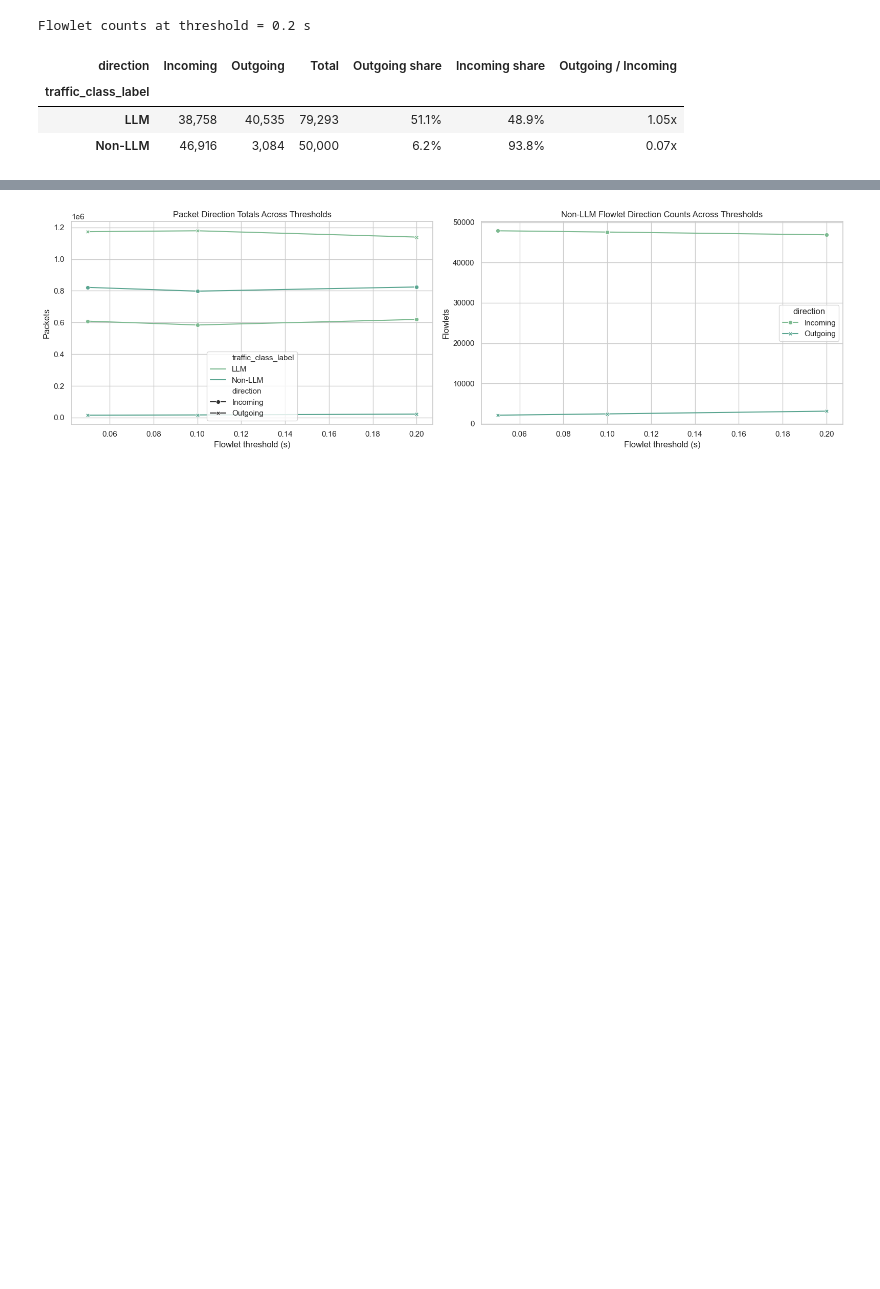
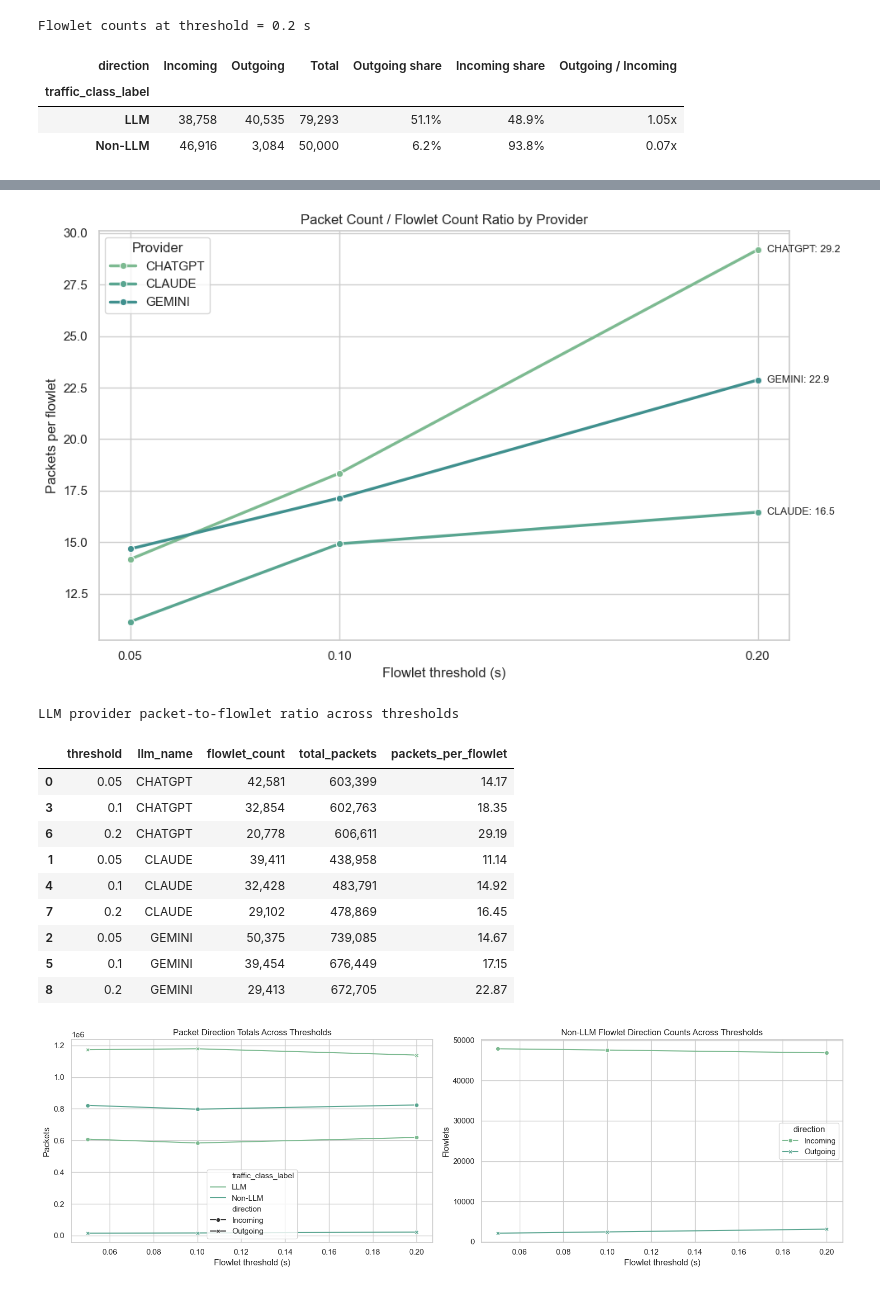
Before and after one commit to MatthewELucio/Networks-Project, a Jupyter notebook: visualizations/data_visualizations_2.ipynb, the cells around one changed output, grey strips where cells are left out. Drawn from its saved outputs; the diff is of its cells as text; code cells hidden in the pictures; blank space fills up the shorter version.

```diff
--- a/visualizations/data_visualizations_2.ipynb
+++ b/visualizations/data_visualizations_2.ipynb
@@ -277,3 +388,74 @@ plt.show()
+# %%
+# LLM provider comparison: packets per flowlet across thresholds.
+provider_ratio = (
+    df[(df["traffic_class"] == "llm") & (df["llm_name"].notna())]
+    .groupby(["threshold", "llm_name"], as_index=False)
+    .agg(
+        flowlet_count=("flowlet_id", "count"),
+        total_packets=("packet_count", "sum"),
+    )
+)
+provider_ratio["packets_per_flowlet"] = (
+    provider_ratio["total_packets"] / provider_ratio["flowlet_count"]
+)
+provider_ratio["threshold_label"] = provider_ratio["threshold"].map(lambda t: f"{t:g} s")
+
+fig, ax = plt.subplots(figsize=(10, 6))
+sns.lineplot(
+    data=provider_ratio.sort_values(["llm_name", "threshold"]),
+    x="threshold",
+    y="packets_per_flowlet",
+    hue="llm_name",
+    marker="o",
+    linewidth=2.5,
+    ax=ax,
+)
+
+ax.set_title("Packet Count / Flowlet Count Ratio by Provider")
+ax.set_xlabel("Flowlet threshold (s)")
+ax.set_ylabel("Packets per flowlet")
+ax.set_xticks(sorted(provider_ratio["threshold"].dropna().unique()))
+ax.legend(title="Provider")
+
+for provider_name, provider_df in provider_ratio.groupby("llm_name"):
+    provider_df = provider_df.sort_values("threshold")
+    last_row = provider_df.iloc[-1]
+    ax.annotate(
+        f"{provider_name}: {last_row['packets_per_flowlet']:.1f}",
+        xy=(last_row["threshold"], last_row["packets_per_flowlet"]),
+        xytext=(8, 0),
+        textcoords="offset points",
+        va="center",
+        fontsize=9,
+    )
+
+plt.tight_layout()
+plt.show()
+
+display(
+    provider_ratio[["threshold", "llm_name", "flowlet_count", "total_packets", "packets_per_flowlet"]]
+    .sort_values(["llm_name", "threshold"])
+    .style.format({
+        "threshold": "{:g}",
+        "flowlet_count": "{:,.0f}",
+        "total_packets": "{:,.0f}",
+        "packets_per_flowlet": "{:,.2f}",
+    })
+    .set_caption("LLM provider packet-to-flowlet ratio across thresholds")
+)
+# %% [output]
+[figure, added]
+LLM provider packet-to-flowlet ratio across thresholds
+|  | threshold | llm_name | flowlet_count | total_packets | packets_per_flowlet |
+| 0 | 0.05 | CHATGPT | 42,581 | 603,399 | 14.17 |
+| 3 | 0.1 | CHATGPT | 32,854 | 602,763 | 18.35 |
+| 6 | 0.2 | CHATGPT | 20,778 | 606,611 | 29.19 |
+| 1 | 0.05 | CLAUDE | 39,411 | 438,958 | 11.14 |
+| 4 | 0.1 | CLAUDE | 32,428 | 483,791 | 14.92 |
+| 7 | 0.2 | CLAUDE | 29,102 | 478,869 | 16.45 |
+| 2 | 0.05 | GEMINI | 50,375 | 739,085 | 14.67 |
+| 5 | 0.1 | GEMINI | 39,454 | 676,449 | 17.15 |
+| 8 | 0.2 | GEMINI | 29,413 | 672,705 | 22.87 |
 # %%
 # Optional robustness view: inspect whether the directional pattern changes across thresholds.
 robust_packet_direction = (
```
Also changed, not shown: parts of 4 cells of this notebook.
